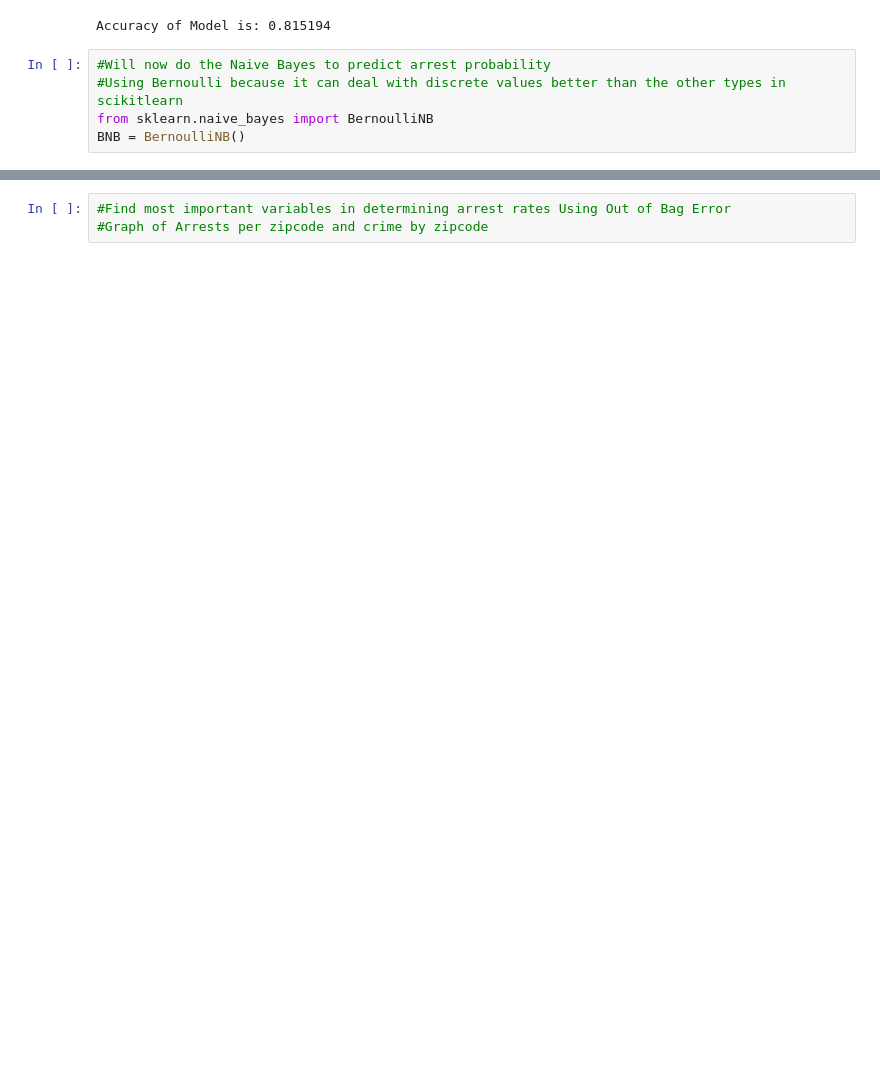
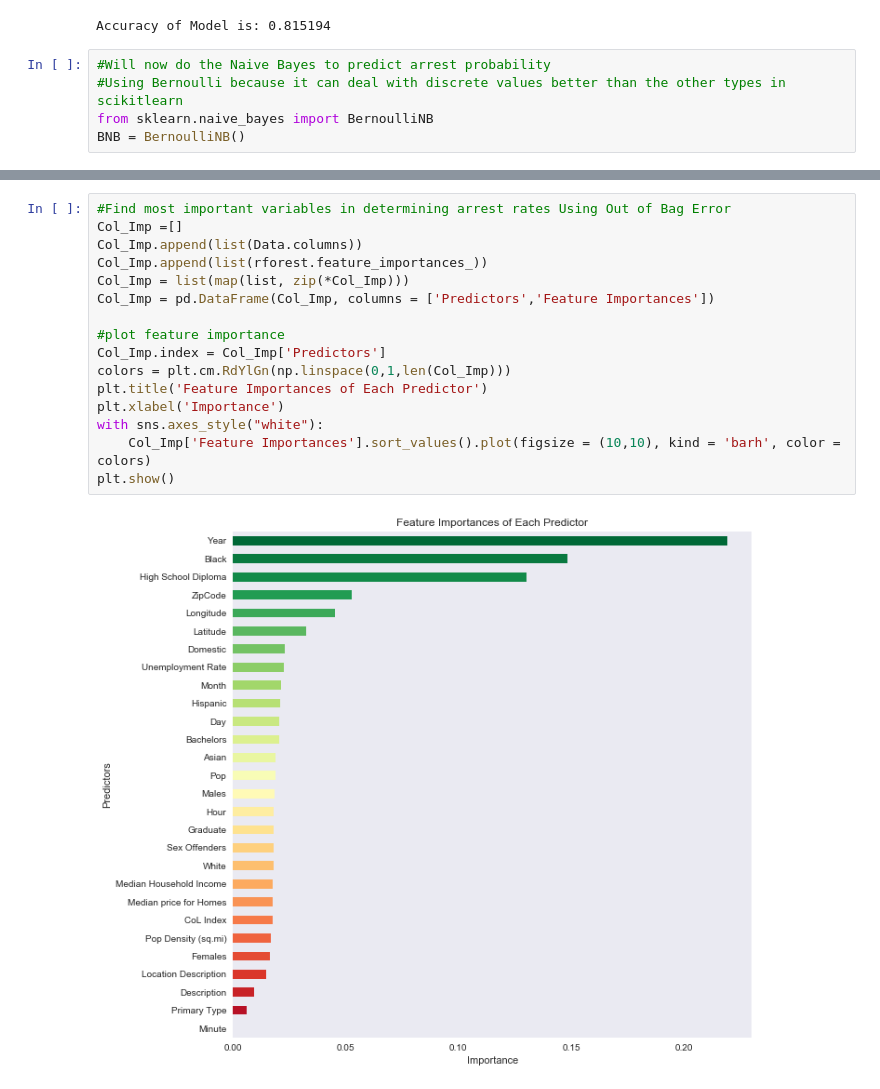
Before and after one commit to ajitkoduri/Chicago-Crime-Analysis, a Jupyter notebook: Chicago Sex Crimes Analysis.ipynb, the cells around one changed output, grey strips where cells are left out. Saved outputs shown, nothing was run; the diff lists cells and outputs as text; blank space fills up the shorter version.

```diff
--- a/Chicago Sex Crimes Analysis.ipynb
+++ b/Chicago Sex Crimes Analysis.ipynb
@@ -435,3 +493,18 @@ Accuracy of Model is: 0.865740
-# %%
-#Find most important variables in determining arrest rates Using Out of Bag Error
-#Graph of Arrests per zipcode and crime by zipcode
+# %%
+#Find most important variables in determining arrest rates Using Out of Bag Error
+Col_Imp =[]
+Col_Imp.append(list(Data.columns))
+Col_Imp.append(list(rforest.feature_importances_))
+Col_Imp = list(map(list, zip(*Col_Imp)))
+Col_Imp = pd.DataFrame(Col_Imp, columns = ['Predictors','Feature Importances'])
+
+#plot feature importance
+Col_Imp.index = Col_Imp['Predictors']
+colors = plt.cm.RdYlGn(np.linspace(0,1,len(Col_Imp)))
+plt.title('Feature Importances of Each Predictor')
+plt.xlabel('Importance')
+with sns.axes_style("white"):
+    Col_Imp['Feature Importances'].sort_values().plot(figsize = (10,10), kind = 'barh', color = colors)
+plt.show()
+# %% [output]
+[figure, added]
```
Also changed, not shown: parts of 56 cells of this notebook.
